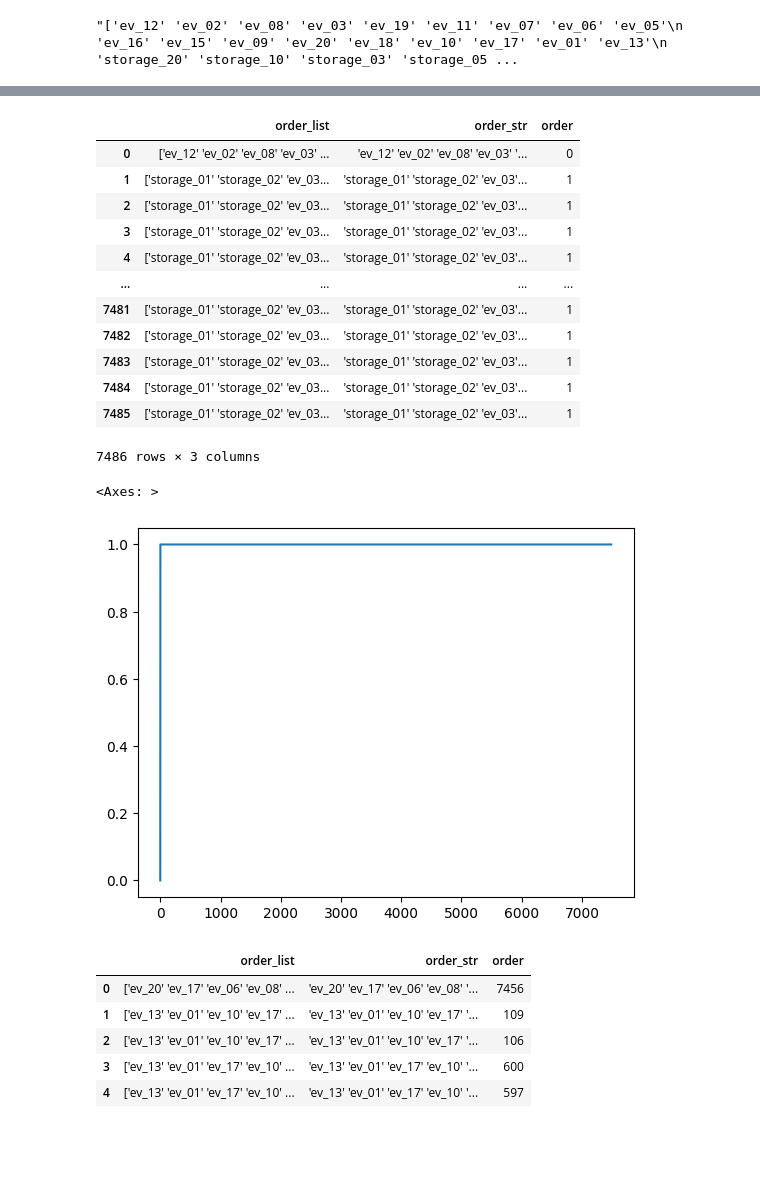
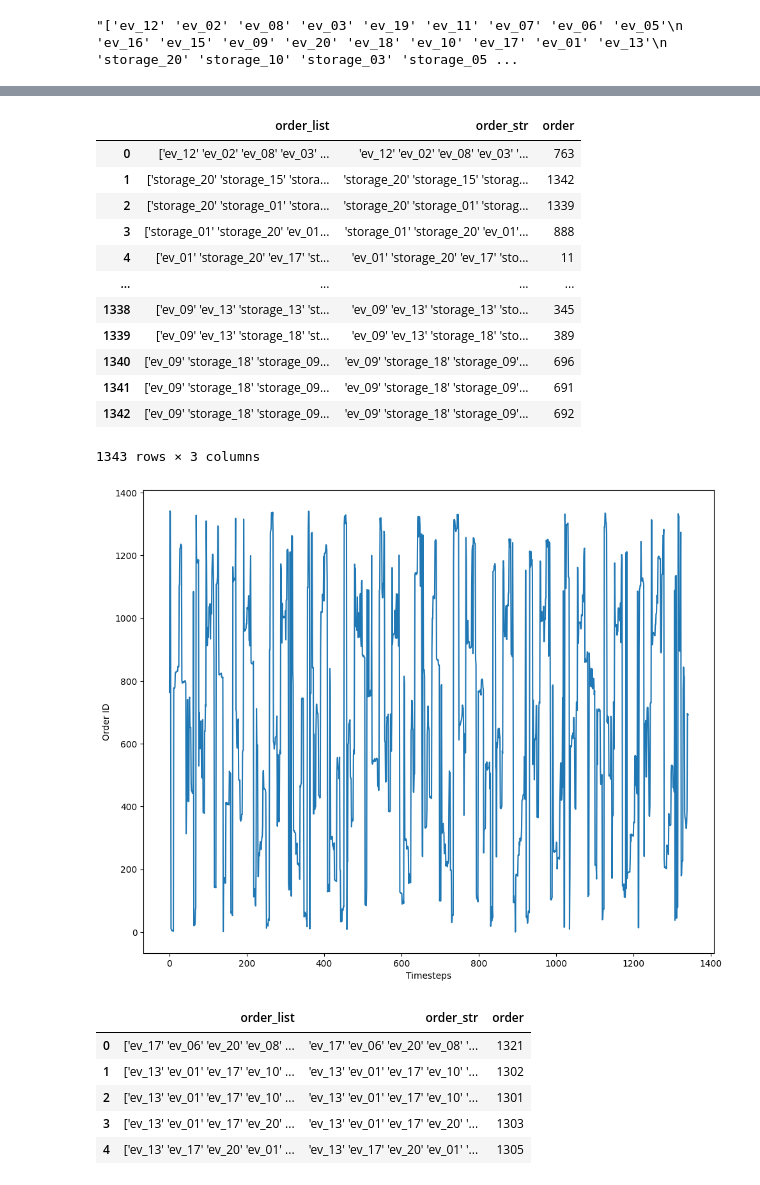
Before and after one commit to ECGomes/pyecom, a Jupyter notebook: notebooks/scenarios/rl_benchmark/result_analysis.ipynb, the cells around one changed output, grey strips where cells are left out. Cells and saved outputs as stored; diff of their text form; code cells hidden in the pictures; blank space fills up the shorter version.

```diff
--- a/notebooks/scenarios/rl_benchmark/result_analysis.ipynb
+++ b/notebooks/scenarios/rl_benchmark/result_analysis.ipynb
@@ -42,6 +42,11 @@ urgency_path = glob.glob('urgency/*.csv')
 for file in urgency_path:
     filename = file.split('.')[0].split('/')[1]
     priority_dict[filename[:-7]] = pd.read_csv(file)[:-1]
+
+windowed_path = glob.glob('windowed_contrib/*.csv')
+for file in windowed_path:
+    filename = file.split('.')[0].split('/')[1]
+    priority_dict[filename[:-7]] = pd.read_csv(file)[:-1]
 # %%
 # Columns we are interested in:
 # Storage change and discharge; EV charge and discharge; Import and export
@@ -75,7 +80,7 @@ COLUMNS_GRID = ['imports', 'exports', 'import_cost']
 # Create a DF with sums
 
 SEASONS = ['spring', 'summer', 'autumn', 'winter']
-PRIORITY_TYPE = ['baseline', 'contrib', 'discounted_contrib', 'entropy', 'fixed', 'urgency']
+PRIORITY_TYPE = ['baseline', 'contrib', 'windowed_contrib', 'entropy', 'fixed', 'urgency']
 
 COLS = ['storCharge', 'storDischarge', 'storDischargeEff', 'evCharge', 'evDischarge', 'evDischargeEff', 'imports', 'exports', 'importCost', 'exportCost']
 
@@ -697,19 +726,19 @@ contrib_order_history['order'].plot()
 # %%
 # Get the order over time - Contrib
 
-discounted_contrib_order_history = pd.DataFrame({})
-discounted_contrib_order_history['order_list'] = priority_dict['discounted_contrib_training_spring']['order_history']
-discounted_contrib_order_history.index = priority_dict['contrib_training_spring']['order_history'].index
+windowed_contrib_order_history = pd.DataFrame({})
+windowed_contrib_order_history['order_list'] = priority_dict['windowed_contrib_testing_autumn']['order_history']
+windowed_contrib_order_history.index = priority_dict['windowed_contrib_testing_autumn']['order_history'].index
 
-discounted_contrib_order_history['order_str'] = discounted_contrib_order_history['order_list'].str.replace('[', '')
-discounted_contrib_order_history['order_str'] = discounted_contrib_order_history['order_str'].str.replace(']', '')
-discounted_contrib_order_history['order_str'] = discounted_contrib_order_history['order_str'].str.replace('\n', '')
+windowed_contrib_order_history['order_str'] = windowed_contrib_order_history['order_list'].str.replace('[', '')
+windowed_contrib_order_history['order_str'] = windowed_contrib_order_history['order_str'].str.replace(']', '')
+windowed_contrib_order_history['order_str'] = windowed_contrib_order_history['order_str'].str.replace('\n', '')
 #df_order_history['order_str'] = df_order_history['order_list'].apply(lambda x: ','.join(x))
 
 # Add a column with the order encoded
-unique_orders = sorted(set(discounted_contrib_order_history['order_str']))
+unique_orders = sorted(set(windowed_contrib_order_history['order_str']))
 encoded_orders = {ch: i for i, ch in enumerate(unique_orders)}
-discounted_contrib_order_history['order'] = [encoded_orders[i] for i in discounted_contrib_order_history['order_str']]
-discounted_contrib_order_history.head(5)
+windowed_contrib_order_history['order'] = [encoded_orders[i] for i in windowed_contrib_order_history['order_str']]
+windowed_contrib_order_history.head(5)
 # %% [output]
 |  | order_list | order_str | order |
@@ -728,30 +766,41 @@ Name: count, dtype: int64
 # %%
-discounted_contrib_order_history
+windowed_contrib_order_history
 # %% [output]
 |  | order_list | order_str | order |
-| 0 | ['ev_12' 'ev_02' 'ev_08' 'ev_03' ... | 'ev_12' 'ev_02' 'ev_08' 'ev_03' '... | 0 |
-| 1 | ['storage_01' 'storage_02' 'ev_03... | 'storage_01' 'storage_02' 'ev_03'... | 1 |
-| 2 | ['storage_01' 'storage_02' 'ev_03... | 'storage_01' 'storage_02' 'ev_03'... | 1 |
-| 3 | ['storage_01' 'storage_02' 'ev_03... | 'storage_01' 'storage_02' 'ev_03'... | 1 |
-| 4 | ['storage_01' 'storage_02' 'ev_03... | 'storage_01' 'storage_02' 'ev_03'... | 1 |
+| 0 | ['ev_12' 'ev_02' 'ev_08' 'ev_03' ... | 'ev_12' 'ev_02' 'ev_08' 'ev_03' '... | 763 |
+| 1 | ['storage_20' 'storage_15' 'stora... | 'storage_20' 'storage_15' 'storag... | 1342 |
+| 2 | ['storage_20' 'storage_01' 'stora... | 'storage_20' 'storage_01' 'storag... | 1339 |
+| 3 | ['storage_01' 'storage_20' 'ev_01... | 'storage_01' 'storage_20' 'ev_01'... | 888 |
+| 4 | ['ev_01' 'storage_20' 'ev_17' 'st... | 'ev_01' 'storage_20' 'ev_17' 'sto... | 11 |
 | ... | ... | ... | ... |
-| 7481 | ['storage_01' 'storage_02' 'ev_03... | 'storage_01' 'storage_02' 'ev_03'... | 1 |
-| 7482 | ['storage_01' 'storage_02' 'ev_03... | 'storage_01' 'storage_02' 'ev_03'... | 1 |
-| 7483 | ['storage_01' 'storage_02' 'ev_03... | 'storage_01' 'storage_02' 'ev_03'... | 1 |
-| 7484 | ['storage_01' 'storage_02' 'ev_03... | 'storage_01' 'storage_02' 'ev_03'... | 1 |
-| 7485 | ['storage_01' 'storage_02' 'ev_03... | 'storage_01' 'storage_02' 'ev_03'... | 1 |
+| 1338 | ['ev_09' 'ev_13' 'storage_13' 'st... | 'ev_09' 'ev_13' 'storage_13' 'sto... | 345 |
+| 1339 | ['ev_09' 'ev_13' 'storage_18' 'st... | 'ev_09' 'ev_13' 'storage_18' 'sto... | 389 |
+| 1340 | ['ev_09' 'storage_18' 'storage_09... | 'ev_09' 'storage_18' 'storage_09'... | 696 |
+| 1341 | ['ev_09' 'storage_18' 'storage_09... | 'ev_09' 'storage_18' 'storage_09'... | 691 |
+| 1342 | ['ev_09' 'storage_18' 'storage_09... | 'ev_09' 'storage_18' 'storage_09'... | 692 |
-7486 rows × 3 columns
+1343 rows × 3 columns
 # %%
-discounted_contrib_order_history['order'].plot()
+# Plot the contrib mechanism ordering over Autumn
+
+fig, axs = plt.subplots(ncols=1, nrows=1, figsize=(10, 8))
+
+windowed_contrib_order_history['order'].plot(ax=axs)
+
+axs.set_ylabel('Order ID')
+axs.set_xlabel('Timesteps')
+
+plt.tight_layout()
+
+plt.savefig('windowed_contrib_autumn.pdf', dpi=300, format='pdf')
+plt.show()
 # %% [output]
-<Axes: >
-[figure, old version]
+[figure, new version]
 # %%
 # Get the order over time - Contrib
 
 urgency_order_history = pd.DataFrame({})
-urgency_order_history['order_list'] = priority_dict['urgency_training_spring']['order_history']
-urgency_order_history.index = priority_dict['urgency_training_spring']['order_history'].index
+urgency_order_history['order_list'] = priority_dict['urgency_testing_autumn']['order_history']
+urgency_order_history.index = priority_dict['urgency_testing_autumn']['order_history'].index
 
 urgency_order_history['order_str'] = urgency_order_history['order_list'].str.replace('[', '')
 urgency_order_history['order_str'] = urgency_order_history['order_str'].str.replace(']', '')
@@ -765,8 +814,8 @@ urgency_order_history['order'] = [encoded_orders[i] for i in urgency_order_histo
 urgency_order_history.head(5)
 # %% [output]
 |  | order_list | order_str | order |
-| 0 | ['ev_20' 'ev_17' 'ev_06' 'ev_08' ... | 'ev_20' 'ev_17' 'ev_06' 'ev_08' '... | 7456 |
-| 1 | ['ev_13' 'ev_01' 'ev_10' 'ev_17' ... | 'ev_13' 'ev_01' 'ev_10' 'ev_17' '... | 109 |
-| 2 | ['ev_13' 'ev_01' 'ev_10' 'ev_17' ... | 'ev_13' 'ev_01' 'ev_10' 'ev_17' '... | 106 |
-| 3 | ['ev_13' 'ev_01' 'ev_17' 'ev_10' ... | 'ev_13' 'ev_01' 'ev_17' 'ev_10' '... | 600 |
-| 4 | ['ev_13' 'ev_01' 'ev_17' 'ev_10' ... | 'ev_13' 'ev_01' 'ev_17' 'ev_10' '... | 597 |
+| 0 | ['ev_17' 'ev_06' 'ev_20' 'ev_08' ... | 'ev_17' 'ev_06' 'ev_20' 'ev_08' '... | 1321 |
+| 1 | ['ev_13' 'ev_01' 'ev_17' 'ev_10' ... | 'ev_13' 'ev_01' 'ev_17' 'ev_10' '... | 1302 |
+| 2 | ['ev_13' 'ev_01' 'ev_17' 'ev_10' ... | 'ev_13' 'ev_01' 'ev_17' 'ev_10' '... | 1301 |
+| 3 | ['ev_13' 'ev_01' 'ev_17' 'ev_20' ... | 'ev_13' 'ev_01' 'ev_17' 'ev_20' '... | 1303 |
+| 4 | ['ev_13' 'ev_17' 'ev_20' 'ev_01' ... | 'ev_13' 'ev_17' 'ev_20' 'ev_01' '... | 1305 |
```
Also changed, not shown: parts of 39 cells of this notebook, 7 other files.
